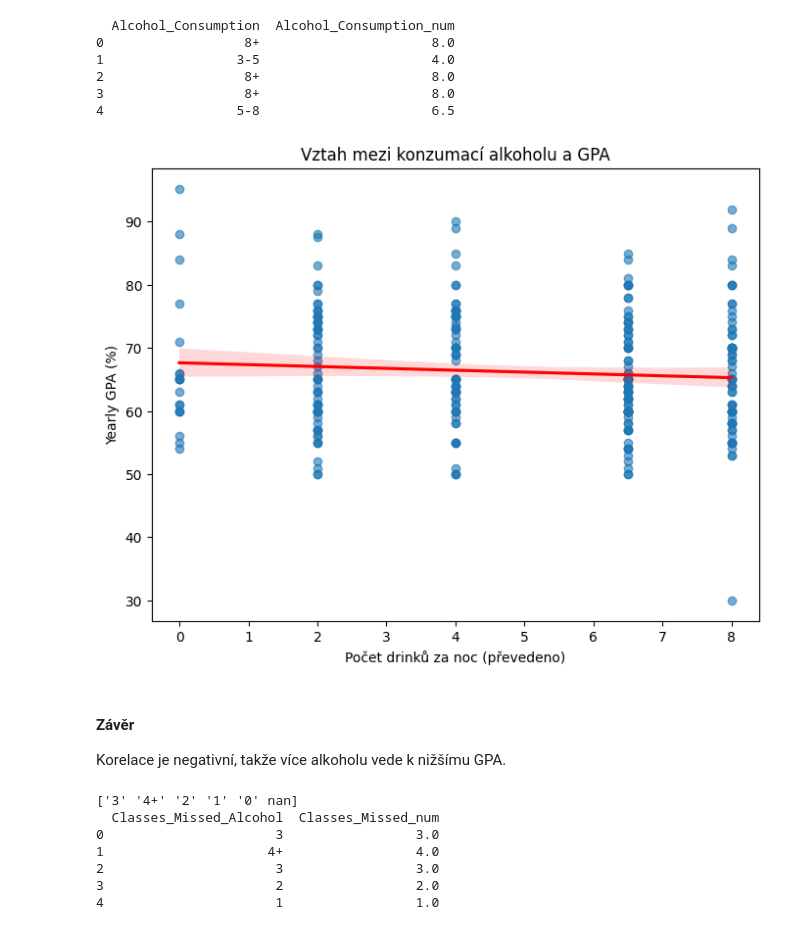
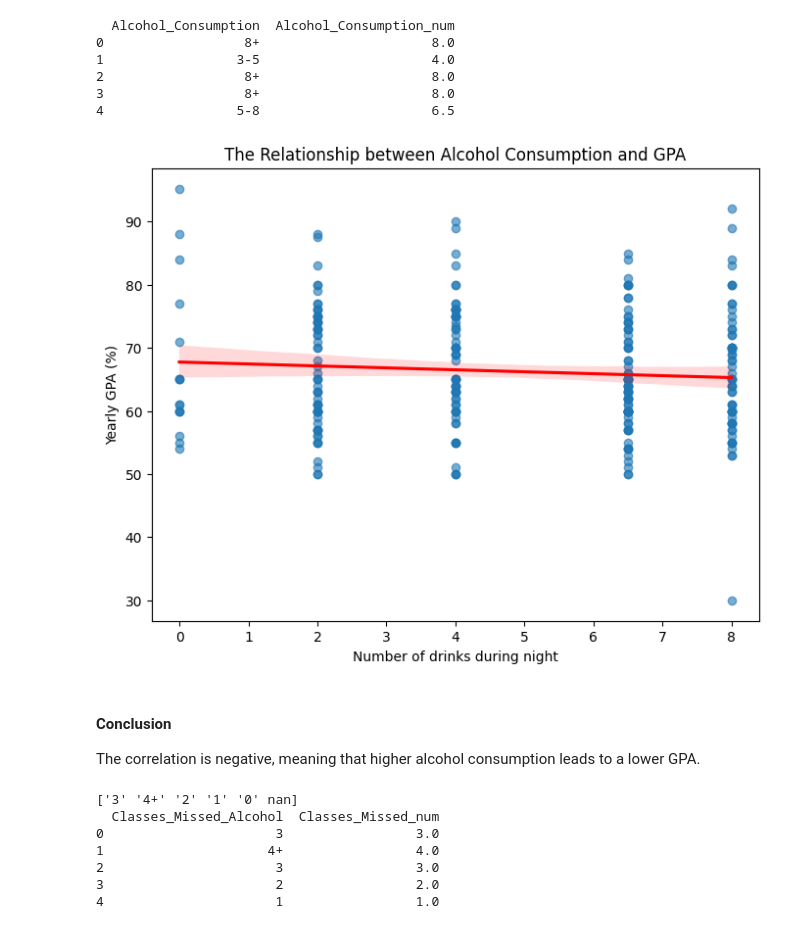
Before and after one commit to Gabi395/python, a Jupyter notebook: notebooks/stats_survey.ipynb, the cells around one changed output. Saved outputs shown, nothing was run; the diff lists cells and outputs as text; code cells hidden in the pictures.

```diff
--- a/notebooks/stats_survey.ipynb
+++ b/notebooks/stats_survey.ipynb
@@ -463,17 +463,17 @@ data = data.dropna(subset=["Alcohol_Consumption","Yearly_Avg"])
 3                  8+                      8.0
 4                 5-8                      6.5
 # %%
-# Zobrazení pomocí regrese
+# Scatter plot of Alcohol Consumption vs Yearly GPA
 plt.figure(figsize=(8,6))
-sns.regplot(data=data_clean, x="Alcohol_Consumption_num", y="Yearly_Avg",
+sns.regplot(data=data, x="Alcohol_Consumption_num", y="Yearly_Avg",
             scatter_kws={"alpha":0.6}, line_kws={"color":"red"})
-plt.title("Vztah mezi konzumací alkoholu a GPA")
-plt.xlabel("Počet drinků za noc (převedeno)")
+plt.title("The Relationship between Alcohol Consumption and GPA")
+plt.xlabel("Number of drinks during night")
 plt.ylabel("Yearly GPA (%)")
 plt.show()
 # %% [output]
-[figure, old version]
+[figure, new version]
 # %% [markdown]
-#### Závěr
-Korelace je negativní, takže více alkoholu vede k nižšímu GPA.
+#### Conclusion
+The correlation is negative, meaning that higher alcohol consumption leads to a lower GPA.
 # %%
```
Also changed, not shown: parts of 31 cells of this notebook.
